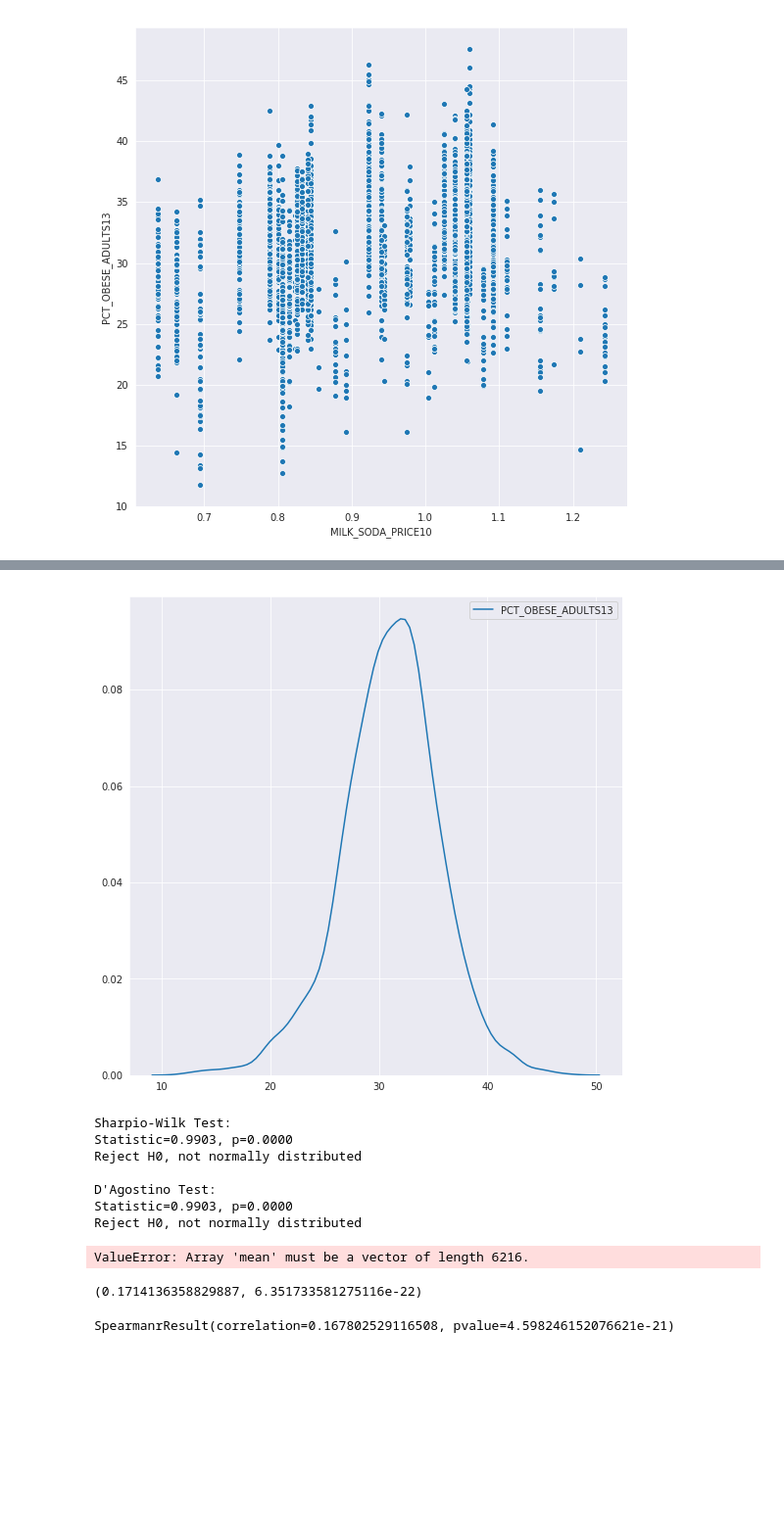
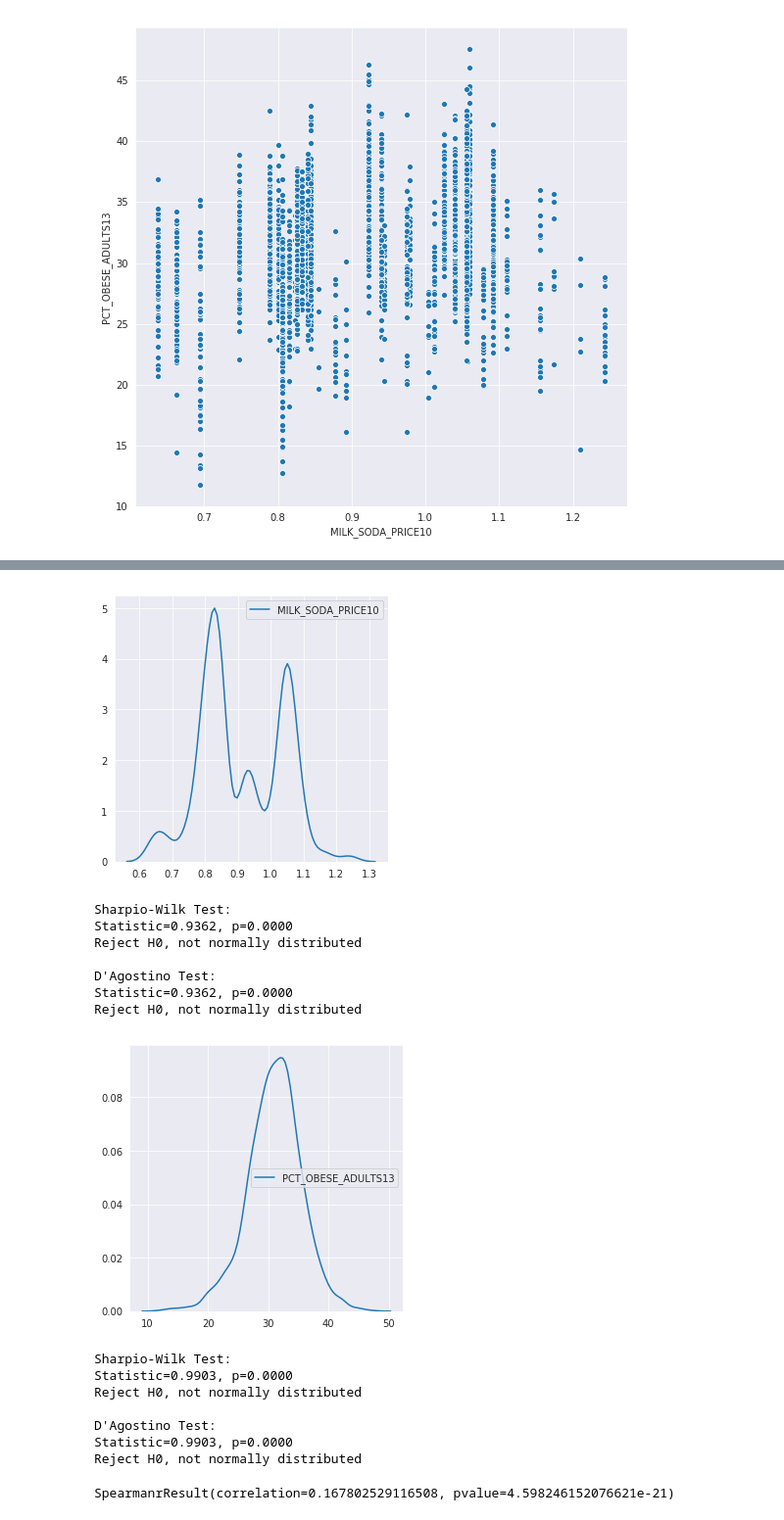
Before and after one commit to chriscross00/projects, a Jupyter notebook: food_security/notebooks/stats.ipynb, the cells around one changed output, grey strips where cells are left out. Shown at 98% size. Drawn from its saved outputs; the diff is of its cells as text; code cells hidden in the pictures; blank space fills up the shorter version.

```diff
--- a/food_security/notebooks/stats.ipynb
+++ b/food_security/notebooks/stats.ipynb
@@ -134,22 +135,26 @@ sns.distplot(corr_df['MILK_SODA_PRICE10'])
-# %%
-test_normality(corr_df, 'PCT_OBESE_ADULTS13')
-# %% [output]
-[figure, removed]
-Sharpio-Wilk Test:
-Statistic=0.9903, p=0.0000
-Reject H0, not normally distributed
-
-D'Agostino Test:
-Statistic=0.9903, p=0.0000
-Reject H0, not normally distributed
-# %%
-stats.multivariate_normal(corr_df)
-# %% [output]
-ValueError: Array 'mean' must be a vector of length 6216.
-# %%
-stats.pearsonr(corr_df['MILK_SODA_PRICE10'], corr_df['PCT_OBESE_ADULTS13'])
-# %% [output]
-(0.1714136358829887, 6.351733581275116e-22)
+# %%
+plt.figure(figsize=(5,5))
+test_normality(corr_df, 'MILK_SODA_PRICE10')
+
+plt.figure(figsize=(5,5))
+test_normality(corr_df, 'PCT_OBESE_ADULTS13')
+# %% [output]
+[figure, added]
+Sharpio-Wilk Test:
+Statistic=0.9362, p=0.0000
+Reject H0, not normally distributed
+
+D'Agostino Test:
+Statistic=0.9362, p=0.0000
+Reject H0, not normally distributed
+[figure, added]
+Sharpio-Wilk Test:
+Statistic=0.9903, p=0.0000
+Reject H0, not normally distributed
+
+D'Agostino Test:
+Statistic=0.9903, p=0.0000
+Reject H0, not normally distributed
 # %%
 stats.spearmanr(corr_df['MILK_SODA_PRICE10'], corr_df['PCT_OBESE_ADULTS13'])
 # %% [output]
```
Also changed, not shown: parts of 13 cells of this notebook.
